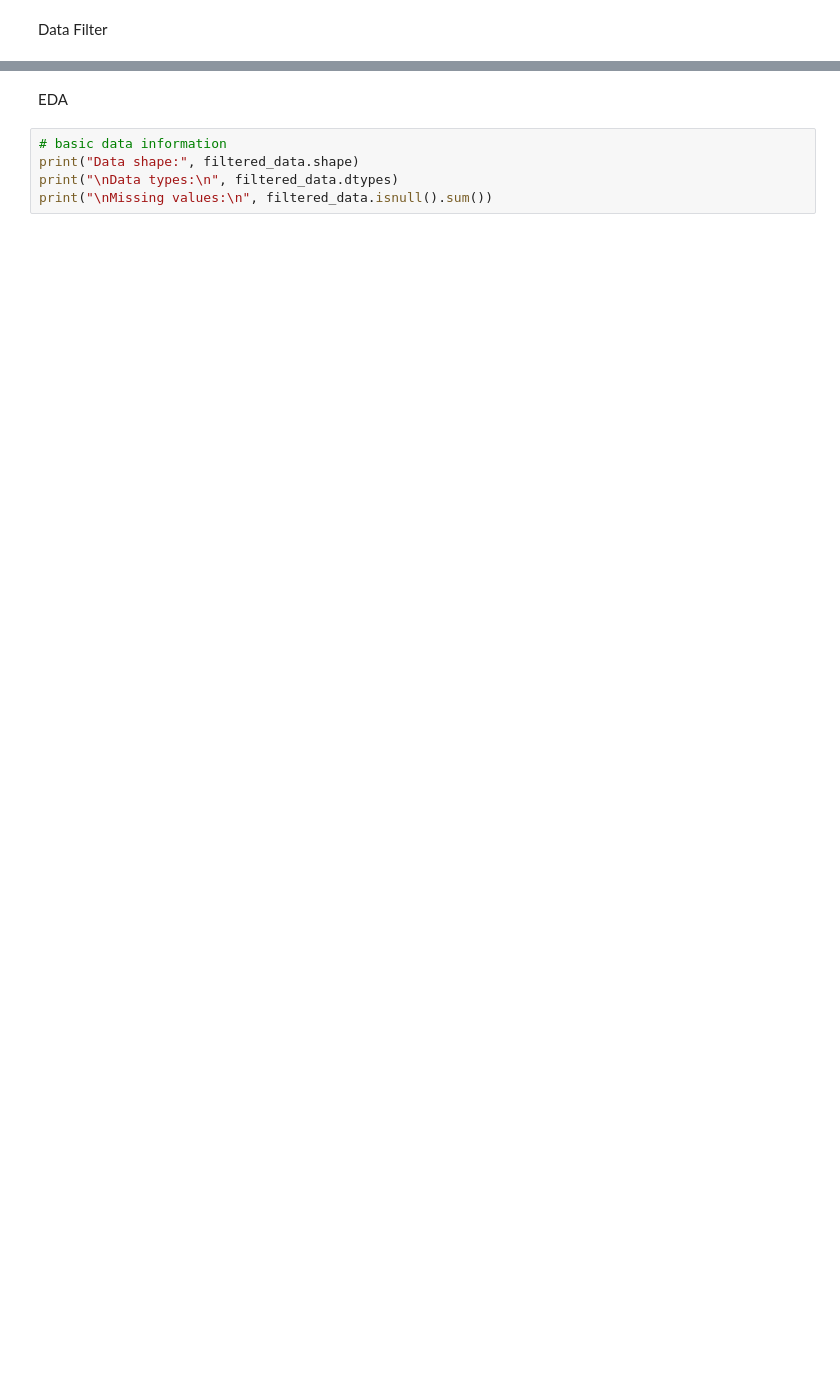
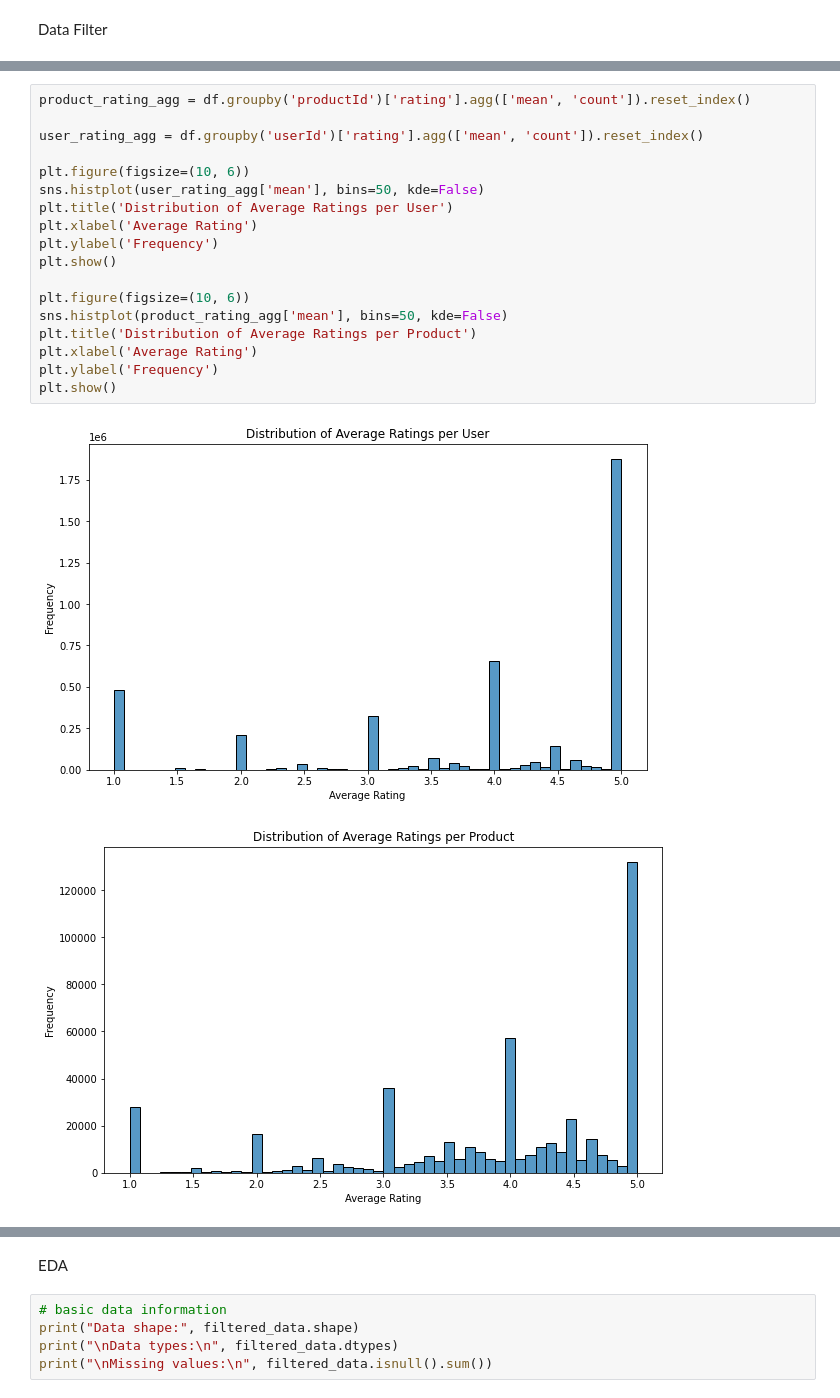
Before and after one commit to Jingxuan-Bao/Amazon_Product_Recommendation, a Jupyter notebook: data_processing.ipynb, the cells around one changed output, grey strips where cells are left out. Cells and saved outputs as stored; diff of their text form; blank space fills up the shorter version.

```diff
--- a/data_processing.ipynb
+++ b/data_processing.ipynb
@@ -100,2 +124,23 @@ plt.show()
+# %%
+product_rating_agg = df.groupby('productId')['rating'].agg(['mean', 'count']).reset_index()
+
+user_rating_agg = df.groupby('userId')['rating'].agg(['mean', 'count']).reset_index()
+
+plt.figure(figsize=(10, 6))
+sns.histplot(user_rating_agg['mean'], bins=50, kde=False)
+plt.title('Distribution of Average Ratings per User')
+plt.xlabel('Average Rating')
+plt.ylabel('Frequency')
+plt.show()
+
+plt.figure(figsize=(10, 6))
+sns.histplot(product_rating_agg['mean'], bins=50, kde=False)
+plt.title('Distribution of Average Ratings per Product')
+plt.xlabel('Average Rating')
+plt.ylabel('Frequency')
+plt.show()
+# %% [output]
+[figure, added]
+[figure, added]
 # %%
 # Filter users and products with a minimum number of ratings
```
Also changed, not shown: parts of 11 cells of this notebook, 1 other file.
